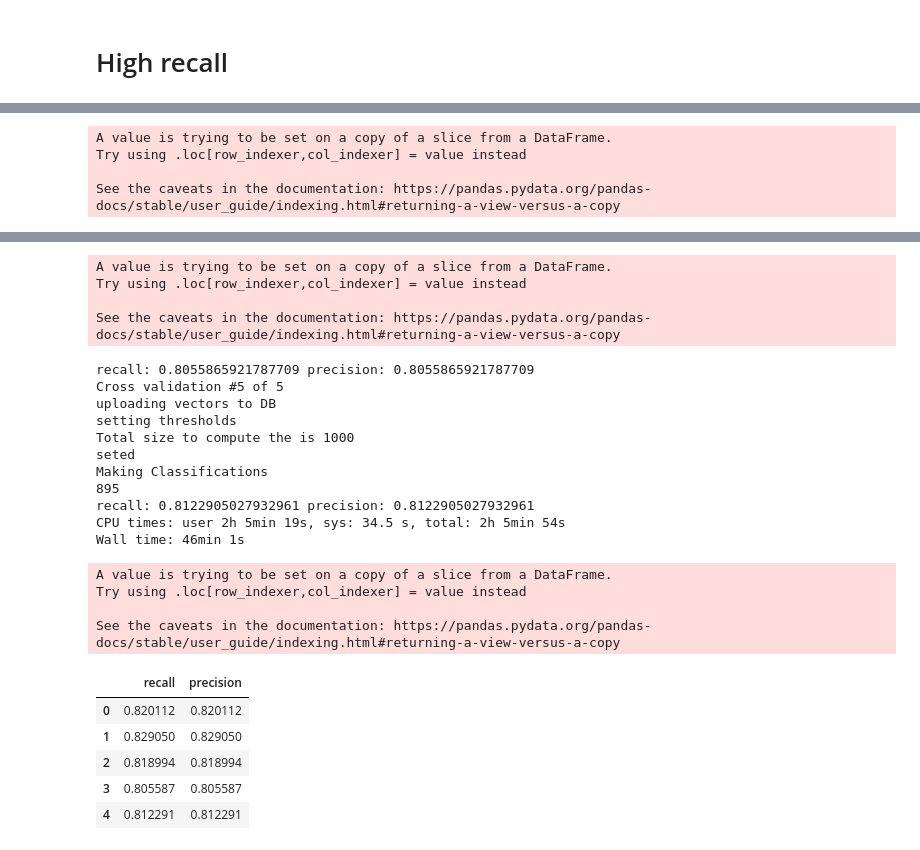
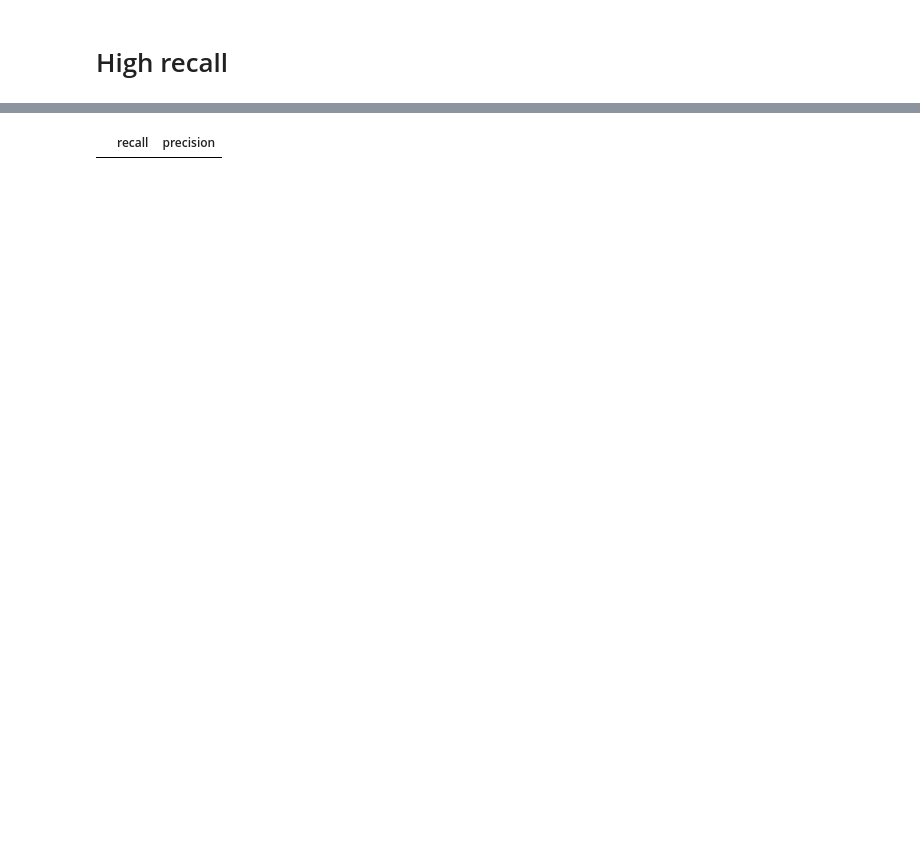
Before and after one commit to carlose-cortesg/factored-datathon-2023-lospropiosvectores, a Jupyter notebook: demo_topics/topic_modeler-fast-encoder-Evaluation-aumented.ipynb, the cells around one changed output, grey strips where cells are left out. Drawn from its saved outputs; the diff is of its cells as text; code cells hidden in the pictures; blank space fills up the shorter version.

```diff
--- a/demo_topics/topic_modeler-fast-encoder-Evaluation-aumented.ipynb
+++ b/demo_topics/topic_modeler-fast-encoder-Evaluation-aumented.ipynb
@@ -698,37 +576,37 @@ for db in range(5):
     print('seted')
 
 
-    guesses = []
+    guess = []
+    recalls = []
+    precisions = []
+    for index, row in val_reviews.iterrows():
+        aux = vector_db.long_search(row['Review'])
+        my_guess = []
+        if aux is not None:
+            my_guess = list(aux.topic.unique())
+        real = [row.Topic]
+        if len(real)>0:
+            #real = list(row.dropna().index)[1:]
+            recall = pd.DataFrame(real)
+            recall.columns = ['topic']
+            recall['value'] = [ t in my_guess for t in real]
+            recalls.append(recall)
 
-    print('Making Classifications')
-    print(val_reviews.shape[0])
-    for index, row in val_reviews.iterrows():
-        review = row['Review']
-        aux = vector_db.long_search(review)
-        guess = []
-        if aux is not None:
-            guess = aux.topic.values
-        guesses.append(guess)
+        if len(my_guess)>0:
+            precision = pd.DataFrame(my_guess)
+            precision.columns = ['topic']
+            precision['value'] = [ t in real for t in my_guess]
+            precisions.append(precision)
 
-    val_reviews['guesses'] = guesses
+    recall = pd.concat(recalls).groupby(['topic']).mean().reset_index()
+    precision = pd.concat(precisions).groupby(['topic']).mean().reset_index()
 
+    metrics = recall.merge(precision, on = ['topic'])
 
-    recalls = []
-    precisions= []
-    for index, row in val_reviews.iterrows():
-        recall = row['Topic'] in row['guesses']
-        precision = np.nan
-        if len(row['guesses'])>0:
-            precision = recall
+    metrics.columns = ['topic','recall','precision']
 
-        recalls.append(recall)
-        precisions.append(precision)
-
-    precision = np.nanmean(np.array(precisions))
-    recall = np.nanmean(np.array(recalls))
-
-    print('recall: {} precision: {}'.format(recall,precision))
-    results.append((recall,precision))
+    print(metrics)
+    print(precision.value.mean(),recall.value.mean())
 
 pd.DataFrame(results, columns = ['recall','precision'])
 # %% [output]
@@ -767,4 +629,0 @@ Making Classifications
-A value is trying to be set on a copy of a slice from a DataFrame.
-Try using .loc[row_indexer,col_indexer] = value instead
-
-See the caveats in the documentation: https://pandas.pydata.org/pandas-docs/stable/user_guide/indexing.html#returning-a-view-versus-a-copy
@@ -779,25 +630 @@ Making Classifications
-A value is trying to be set on a copy of a slice from a DataFrame.
-Try using .loc[row_indexer,col_indexer] = value instead
-
-See the caveats in the documentation: https://pandas.pydata.org/pandas-docs/stable/user_guide/indexing.html#returning-a-view-versus-a-copy
-recall: 0.8055865921787709 precision: 0.8055865921787709
-Cross validation #5 of 5
-uploading vectors to DB
-setting thresholds
-Total size to compute the is 1000
-seted
-Making Classifications
-895
-recall: 0.8122905027932961 precision: 0.8122905027932961
-CPU times: user 2h 5min 19s, sys: 34.5 s, total: 2h 5min 54s
-Wall time: 46min 1s
-A value is trying to be set on a copy of a slice from a DataFrame.
-Try using .loc[row_indexer,col_indexer] = value instead
-
-See the caveats in the documentation: https://pandas.pydata.org/pandas-docs/stable/user_guide/indexing.html#returning-a-view-versus-a-copy
 |  | recall | precision |
-| 0 | 0.820112 | 0.820112 |
-| 1 | 0.829050 | 0.829050 |
-| 2 | 0.818994 | 0.818994 |
-| 3 | 0.805587 | 0.805587 |
-| 4 | 0.812291 | 0.812291 |
```
Also changed, not shown: parts of 4 cells of this notebook, 10 other files.
